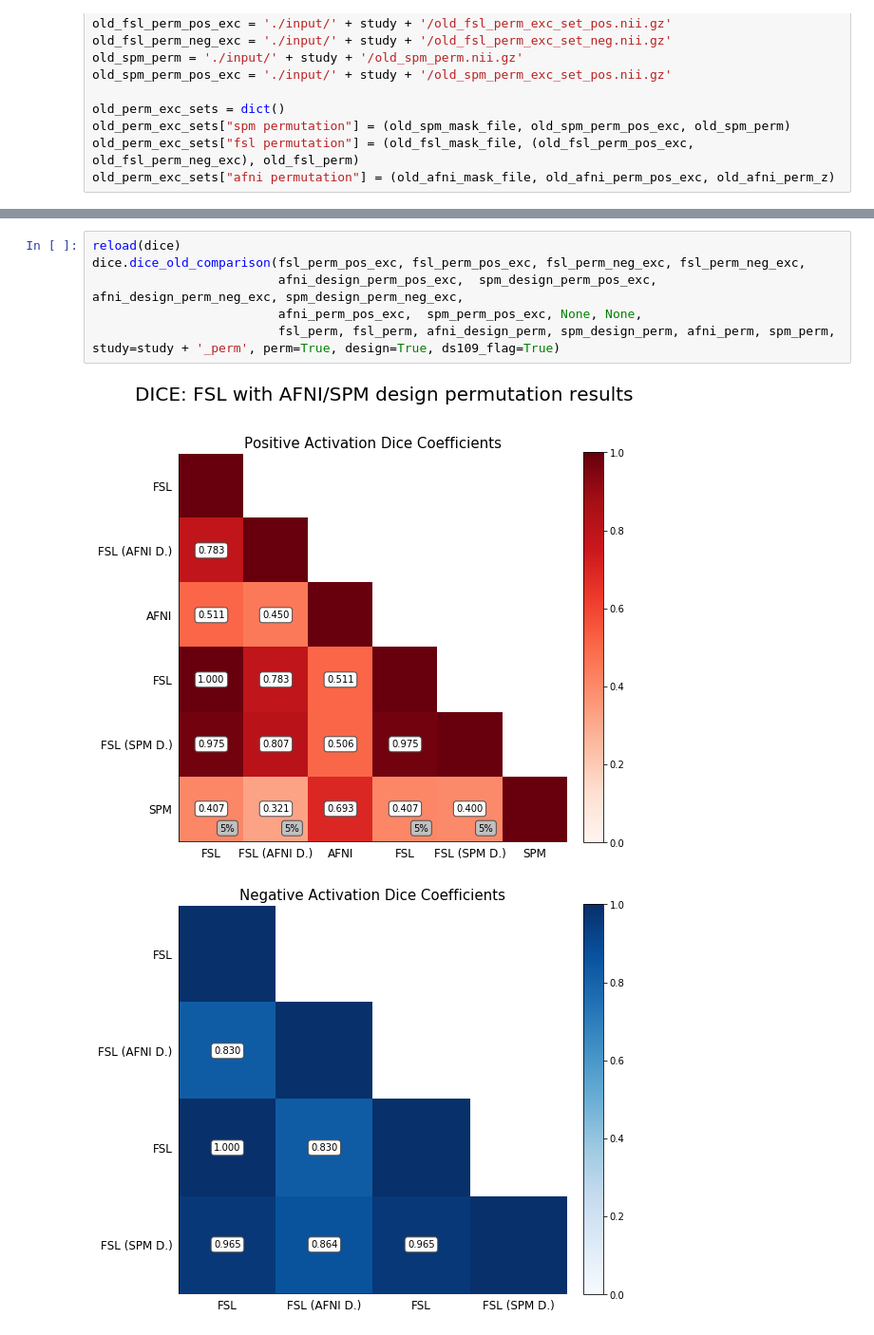
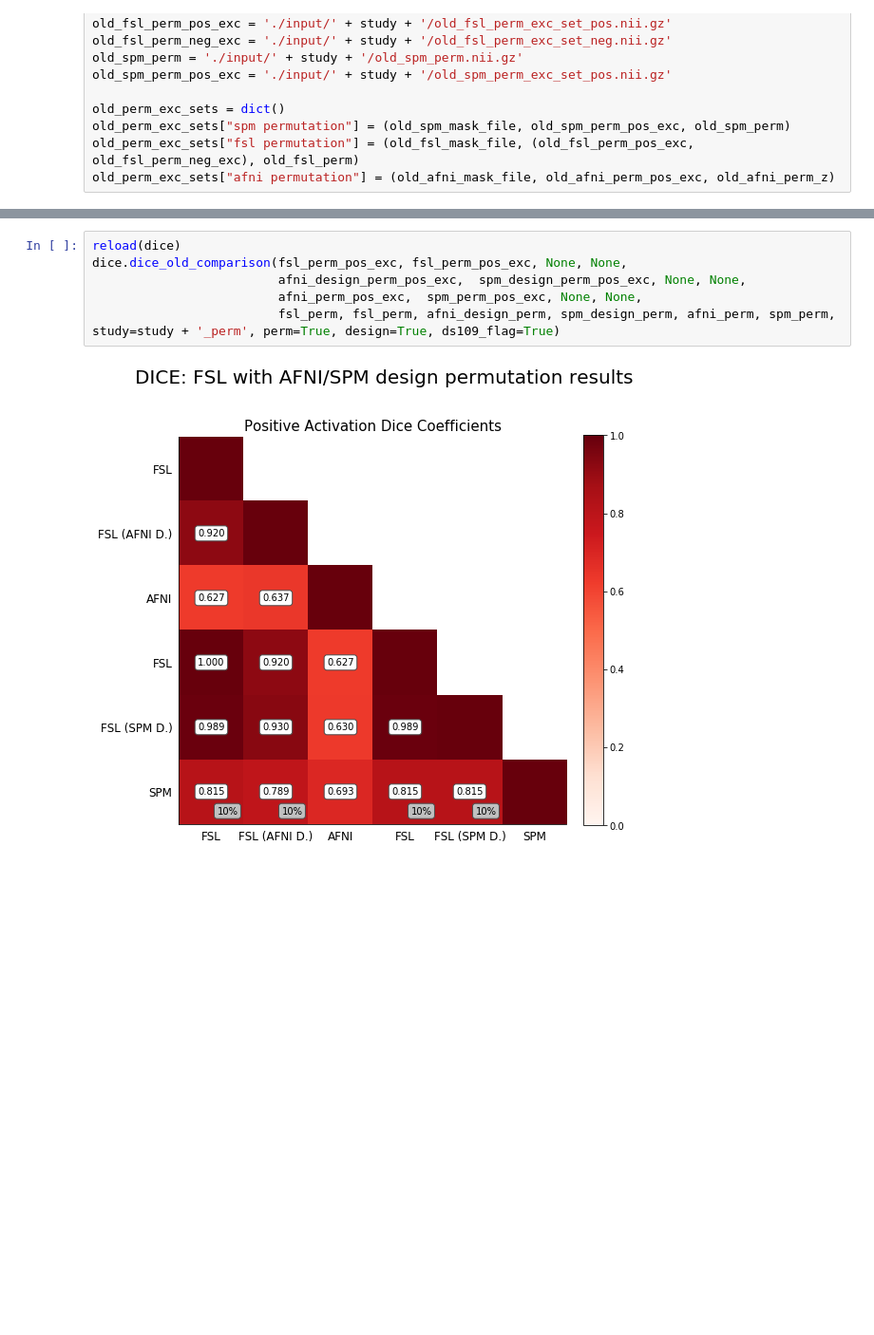
Before and after one commit to NISOx-BDI/SC2, a Jupyter notebook: figures/ds109_notebook.ipynb, the cells around one changed output, grey strips where cells are left out. Shown at 95% size. Saved outputs shown, nothing was run; the diff lists cells and outputs as text; blank space fills up the shorter version.

```diff
--- a/figures/ds109_notebook.ipynb
+++ b/figures/ds109_notebook.ipynb
@@ -450,12 +503,11 @@ dice.dice_old_comparison(fsl_exc_set_file, fsl_exc_set_file, fsl_exc_set_file_ne
 # %%
 reload(dice)
-dice.dice_old_comparison(fsl_perm_pos_exc, fsl_perm_pos_exc, fsl_perm_neg_exc, fsl_perm_neg_exc,
-                         afni_design_perm_pos_exc,  spm_design_perm_pos_exc, afni_design_perm_neg_exc, spm_design_perm_neg_exc,
+dice.dice_old_comparison(fsl_perm_pos_exc, fsl_perm_pos_exc, None, None,
+                         afni_design_perm_pos_exc,  spm_design_perm_pos_exc, None, None,
                          afni_perm_pos_exc,  spm_perm_pos_exc, None, None,
                          fsl_perm, fsl_perm, afni_design_perm, spm_design_perm, afni_perm, spm_perm, study=study + '_perm', perm=True, design=True, ds109_flag=True)
 # %% [output]
-[figure, old version]
+[figure, new version]
-[figure, removed]
 # %%
 from lib import correlation_tables
 correlation_tables.correlation_tables(afni_stat_file, fsl_stat_file, spm_stat_file, afni_perm_z, fsl_perm, spm_perm, title="Correlations: Inter- and Intra-Software", num_subjects=21)
```
Also changed, not shown: parts of 27 cells of this notebook, 4 other files.
